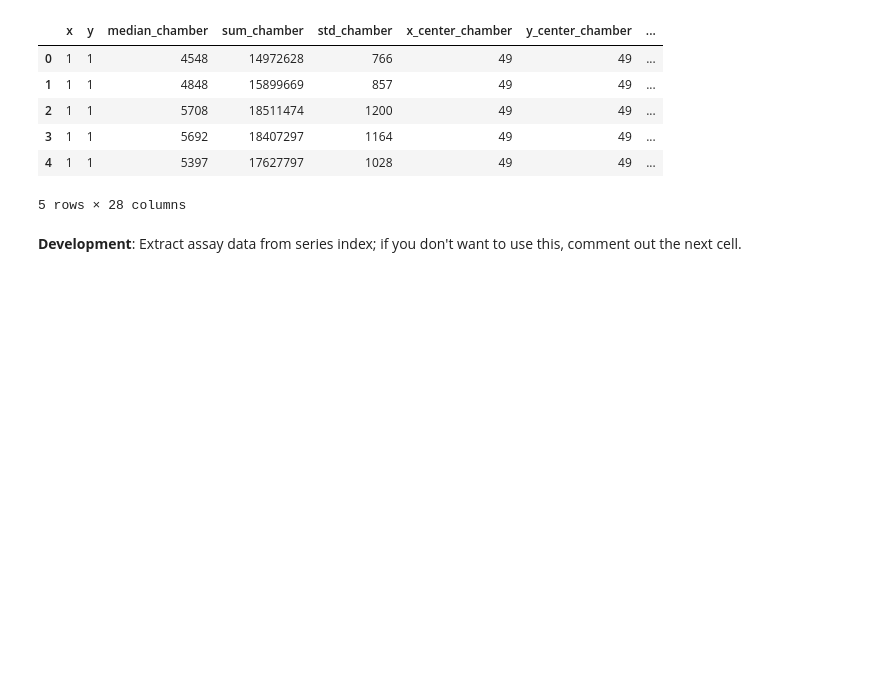
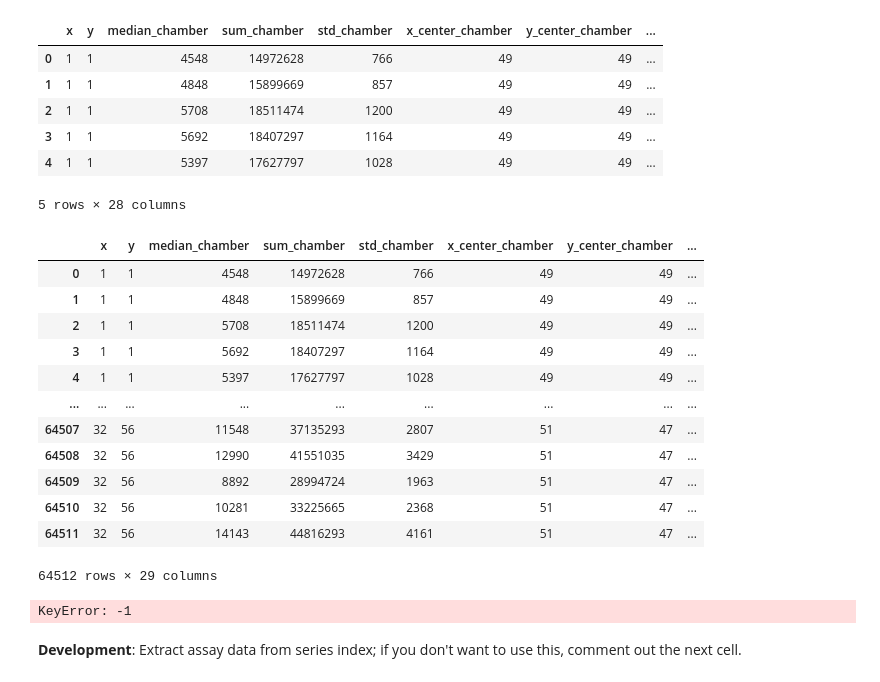
Before and after one commit to FordyceLab/htmek-workup, a Jupyter notebook: single_experiment_processing/experiment_processing_SFL_203_230410_AcP.ipynb, the cells around one changed output. Cells and saved outputs as stored; diff of their text form; code cells hidden in the pictures; blank space fills up the shorter version.

```diff
--- a/single_experiment_processing/experiment_processing_SFL_203_230410_AcP.ipynb
+++ b/single_experiment_processing/experiment_processing_SFL_203_230410_AcP.ipynb
@@ -71,6 +69,30 @@ kinetic_data.head()
 | 3 | 1 | 1 | 5692 | 18407297 | 1164 | 49 | 49 | ... |
 | 4 | 1 | 1 | 5397 | 17627797 | 1028 | 49 | 49 | ... |
 5 rows × 28 columns
+# %%
+egfp_data = kinetic_data.drop_duplicates(subset='summed_button_BGsub_Button_Quant')
+kinetic_data['summed_button_BGsub'] = kinetic_data['summed_button_BGsub_Button_Quant']
+# kinetic_data
+# %% [output]
+|  | x | y | median_chamber | sum_chamber | std_chamber | x_center_chamber | y_center_chamber | ... |
+| 0 | 1 | 1 | 4548 | 14972628 | 766 | 49 | 49 | ... |
+| 1 | 1 | 1 | 4848 | 15899669 | 857 | 49 | 49 | ... |
+| 2 | 1 | 1 | 5708 | 18511474 | 1200 | 49 | 49 | ... |
+| 3 | 1 | 1 | 5692 | 18407297 | 1164 | 49 | 49 | ... |
+| 4 | 1 | 1 | 5397 | 17627797 | 1028 | 49 | 49 | ... |
+| ... | ... | ... | ... | ... | ... | ... | ... | ... |
+| 64507 | 32 | 56 | 11548 | 37135293 | 2807 | 51 | 47 | ... |
+| 64508 | 32 | 56 | 12990 | 41551035 | 3429 | 51 | 47 | ... |
+| 64509 | 32 | 56 | 8892 | 28994724 | 1963 | 51 | 47 | ... |
+| 64510 | 32 | 56 | 10281 | 33225665 | 2368 | 51 | 47 | ... |
+| 64511 | 32 | 56 | 14143 | 44816293 | 4161 | 51 | 47 | ... |
+64512 rows × 29 columns
+# %%
+kinetic_data['substrate'] = 'Glucose'
+kinetic_data['substrate_replicate'] = kinetic_data['series_index'].str.split('_')[-1][-1].to_numeric()
+kinetic_data['substrate_conc_mM'] = kinetic_data['series_index'].str.split('_').str[0].str[:-2]
+# %% [output]
+KeyError: -1
 # %% [markdown]
 **Development**: Extract assay data from series index; if you don't want to use this, comment out the next cell.
 # %%
```
Also changed, not shown: parts of 3 cells of this notebook, 2 other files.
